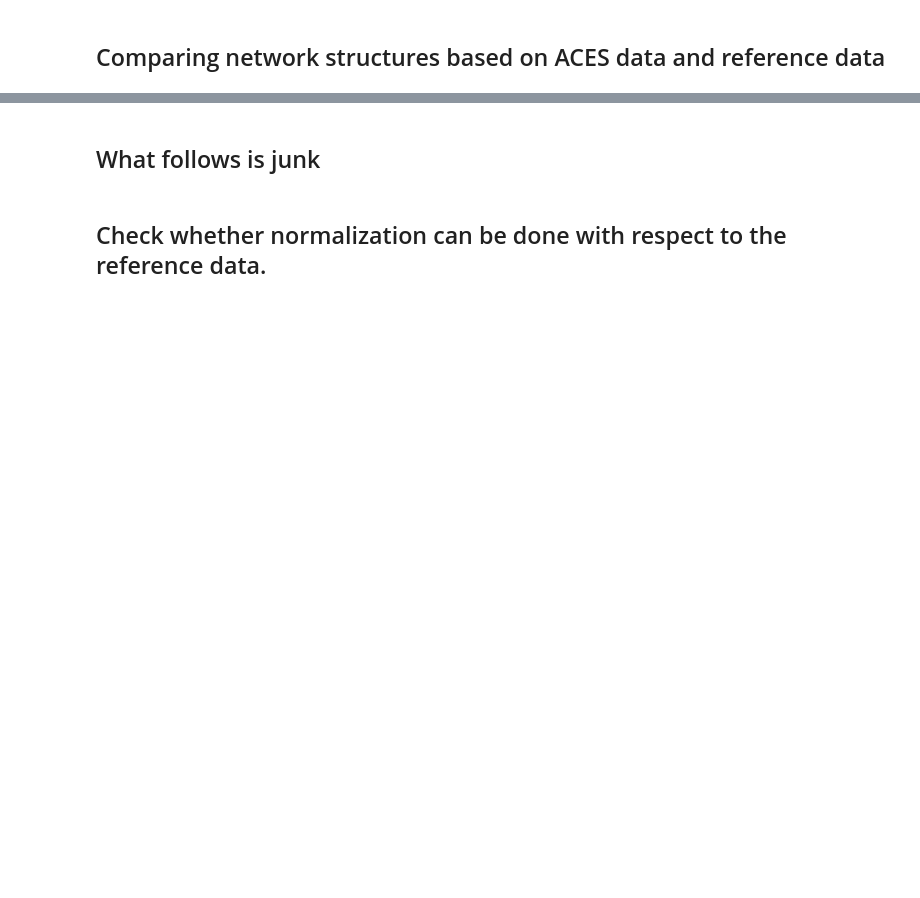
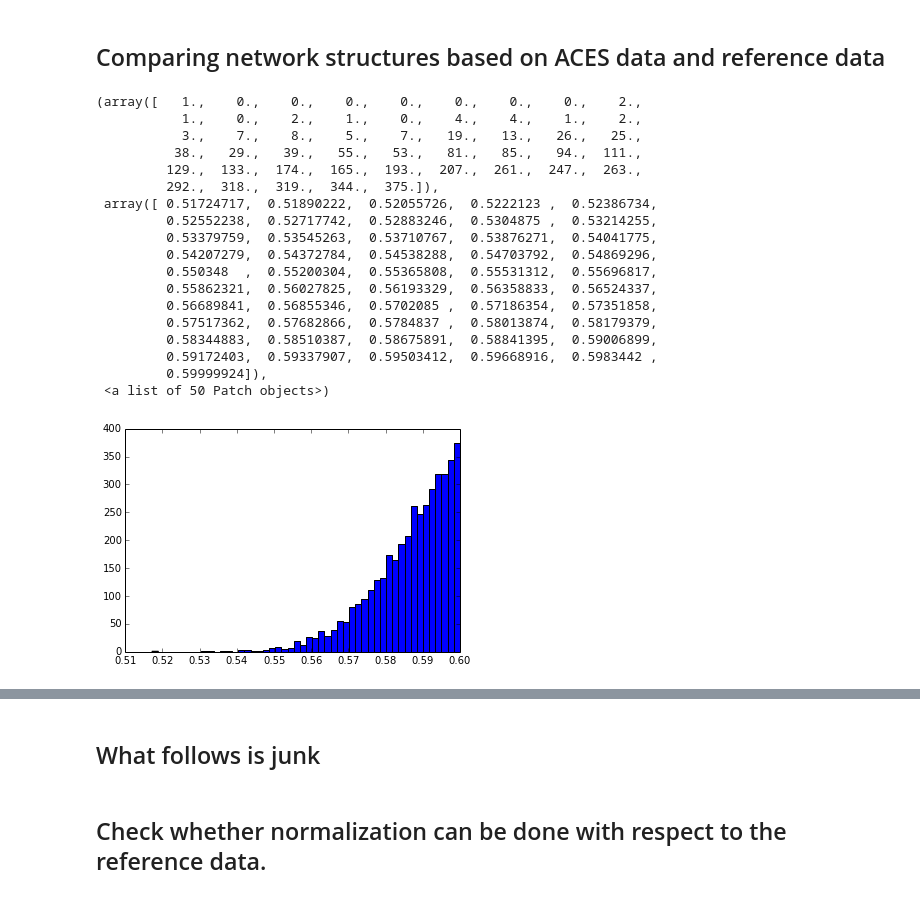
Before and after one commit to chagaz/SamSpecCoEN, a Jupyter notebook: Gene Expression Reference Data.ipynb, the cells around one changed output, grey strips where cells are left out. Saved outputs shown, nothing was run; the diff lists cells and outputs as text; code cells hidden in the pictures; blank space fills up the shorter version.

```diff
--- a/Gene Expression Reference Data.ipynb
+++ b/Gene Expression Reference Data.ipynb
@@ -456,0 +475,57 @@ plt.axis([0.54, 0.91, 0.7, 1])
+# %%
+# Build list of ACESneg edges
+edges_aces_neg = np.nonzero(Waces_neg)
+edges_aces_neg = np.array([edges_aces_neg[0], edges_aces_neg[1]], dtype='int').transpose()
+with open('edges_aces_neg.pickle', 'w') as fd:
+    pickle.dump(edges_aces_neg, fd)
+    fd.close()
+# %%
+# Find correlation (in ACES) of edges that are in ACESpos but not in ACES
+#edges_aces = set(["%d_%d" % (x[0], x[1]) for x in edges_aces.tolist()])
+
+corr_aces_pos_only = []
+for x in edges_aces_pos.tolist():
+    xstr = "%d_%d" % (x[0], x[1])
+    if xstr not in edges_aces:
+        corr_aces_pos_only.append(Waces[x[0], x[1]])
+        #print Waces_pos[x[0], x[1]]
+print len(corr_aces_pos_only), "edges from edges_aces_pos not in edges_aces"
+# %%
+# Find correlation of  edges that are in ACESneg but not in ACES
+#edges_aces = set(["%d_%d" % (x[0], x[1]) for x in edges_aces.tolist()])
+
+corr_aces_neg_only = []
+for x in edges_aces_neg.tolist():
+    xstr = "%d_%d" % (x[0], x[1])
+    if xstr not in edges_aces:
+        corr_aces_neg_only.append(Waces[x[0], x[1]])
+print len(corr_aces_neg_only), "edges from edges_aces_neg not in edges_aces"
+with open('corr_aces_neg_only.pickle', 'w') as fd:
+    pickle.dump(corr_aces_neg_only, fd)
+    fd.close()
+# %%
+with open('corr_aces_neg_only.pickle') as fd:
+    corr_aces_neg_only = pickle.load(fd)
+    fd.close()
+# %%
+plt.hist(corr_aces_neg_only, 50)
+# %% [output]
+(array([   1.,    0.,    0.,    0.,    0.,    0.,    0.,    0.,    2.,
+           1.,    0.,    2.,    1.,    0.,    4.,    4.,    1.,    2.,
+           3.,    7.,    8.,    5.,    7.,   19.,   13.,   26.,   25.,
+          38.,   29.,   39.,   55.,   53.,   81.,   85.,   94.,  111.,
+         129.,  133.,  174.,  165.,  193.,  207.,  261.,  247.,  263.,
+         292.,  318.,  319.,  344.,  375.]),
+ array([ 0.51724717,  0.51890222,  0.52055726,  0.5222123 ,  0.52386734,
+         0.52552238,  0.52717742,  0.52883246,  0.5304875 ,  0.53214255,
+         0.53379759,  0.53545263,  0.53710767,  0.53876271,  0.54041775,
+         0.54207279,  0.54372784,  0.54538288,  0.54703792,  0.54869296,
+         0.550348  ,  0.55200304,  0.55365808,  0.55531312,  0.55696817,
+         0.55862321,  0.56027825,  0.56193329,  0.56358833,  0.56524337,
+         0.56689841,  0.56855346,  0.5702085 ,  0.57186354,  0.57351858,
+         0.57517362,  0.57682866,  0.5784837 ,  0.58013874,  0.58179379,
+         0.58344883,  0.58510387,  0.58675891,  0.58841395,  0.59006899,
+         0.59172403,  0.59337907,  0.59503412,  0.59668916,  0.5983442 ,
+         0.59999924]),
+ <a list of 50 Patch objects>)
+[figure, added]
```
Also changed, not shown: parts of 48 cells of this notebook, 2 other files.
